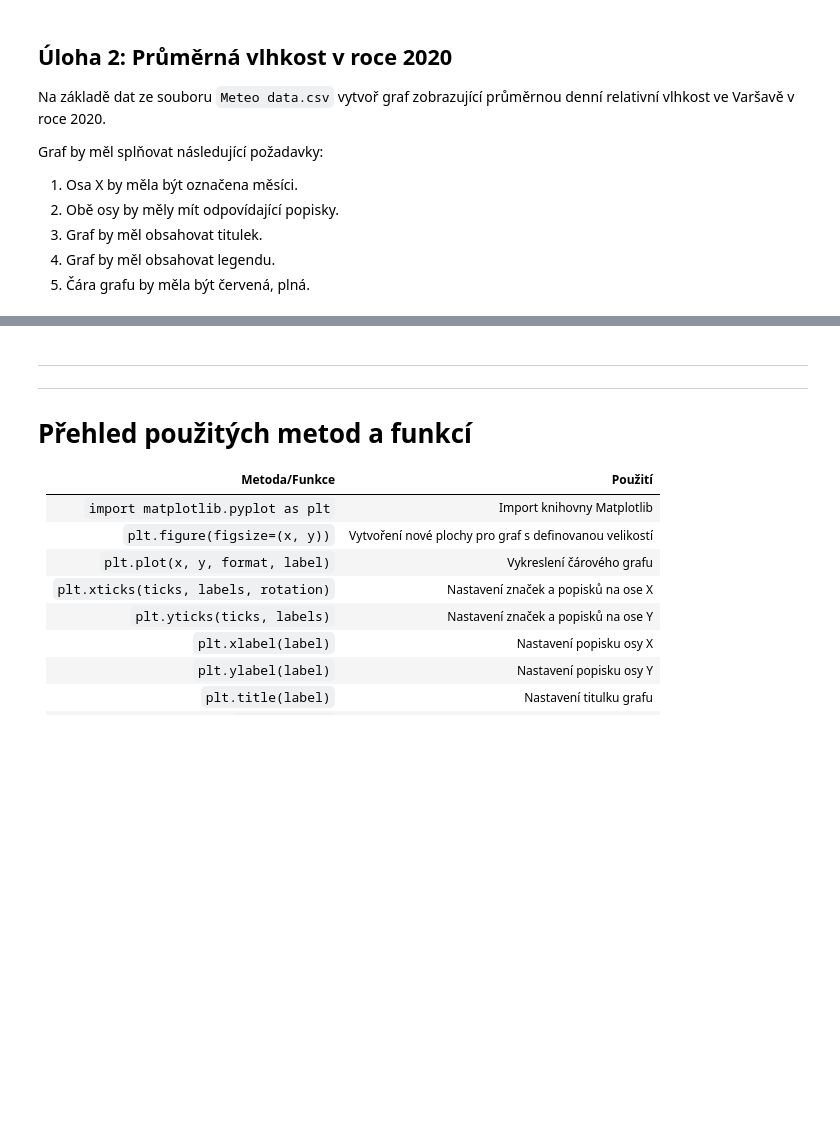
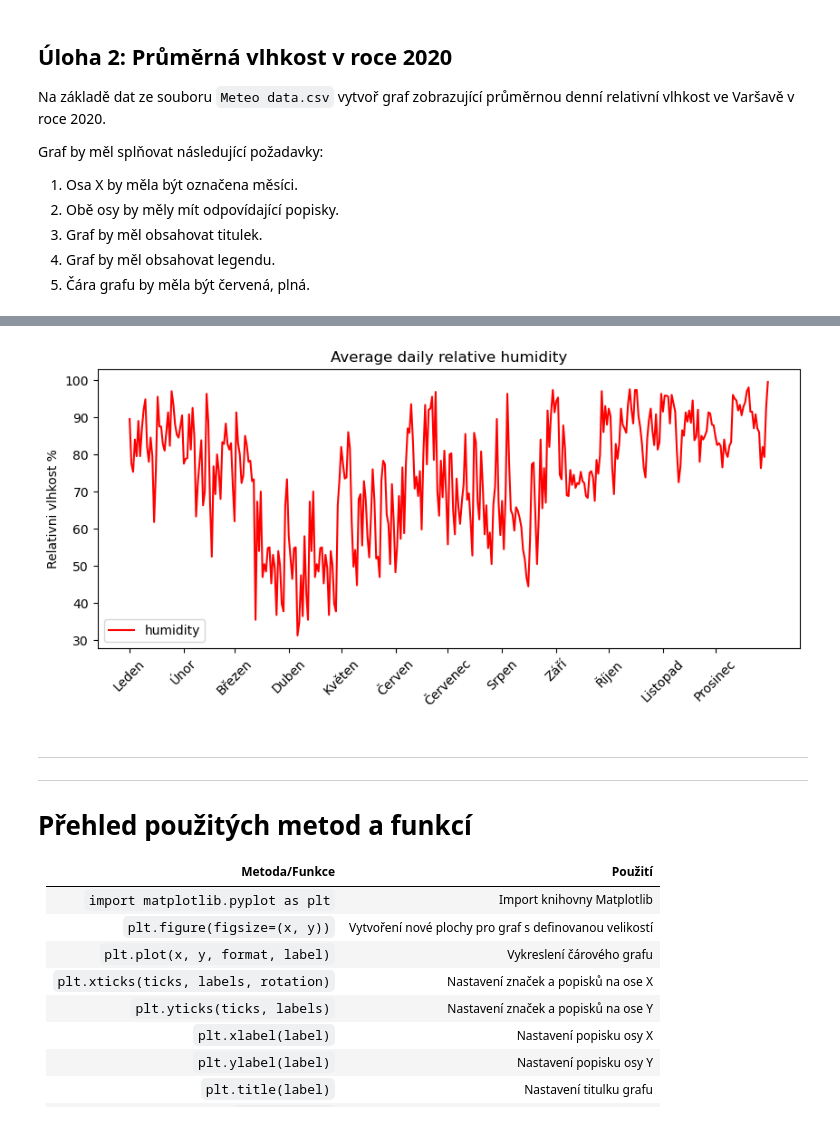
Before and after one commit to danakozakova/Python-CodersLab, a Jupyter notebook: Day_7/Day_7_01_Generating_2D_charts_reseni.ipynb, the cells around one changed output, grey strips where cells are left out. Drawn from its saved outputs; the diff is of its cells as text; code cells hidden in the pictures; blank space fills up the shorter version.

```diff
--- a/Day_7/Day_7_01_Generating_2D_charts_reseni.ipynb
+++ b/Day_7/Day_7_01_Generating_2D_charts_reseni.ipynb
@@ -406,10 +439,10 @@ import pandas as pd
 df = pd.read_csv('Plots_data/Meteo data.csv', sep=';', decimal='.')
 
 # Seznam s počátečními dny měsíců
-months_change = [0, 31, 60, 91, 121, 152, 182, 213, 244, 274, 305, 335]
+MONTHS_CHANGE = (0, 31, 60, 91, 121, 152, 182, 213, 244, 274, 305, 335)
 
 # Seznam s názvy měsíců
-nazvy_mesicu = ['Leden', 'Únor', 'Březen', 'Duben', 'Květen', 'Červen',
-                'Červenec', 'Srpen', 'Září', 'Říjen', 'Listopad', 'Prosinec']
+MONTHS = ('Leden', 'Únor', 'Březen', 'Duben', 'Květen', 'Červen',
+                'Červenec', 'Srpen', 'Září', 'Říjen', 'Listopad', 'Prosinec')
 # %%
 df.head()
@@ -416,5 +456,18 @@ df.head()
 # %%
 # Tvůj kód zde:
+# %%
+plt.figure(figsize = (10,4))
+
+plt.plot(df['Average daily relative humidity'], '-r', label = 'humidity')
+plt.title('Average daily relative humidity')
+plt.legend()
+plt.ylabel('Relativni vlhkost %')
+plt.xticks(ticks = MONTHS_CHANGE, labels = MONTHS, rotation = 45)
+# plt.xlabel('Měsíce')
+
+plt.show()
+# %% [output]
+[figure, added]
 # %% [markdown]
 ---
 ---
```
Also changed, not shown: parts of 9 cells of this notebook.
